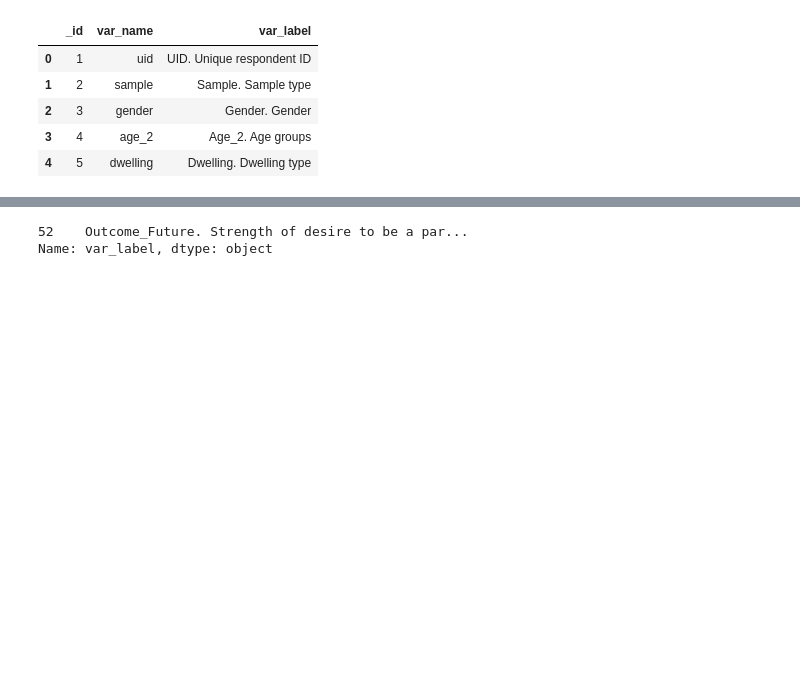
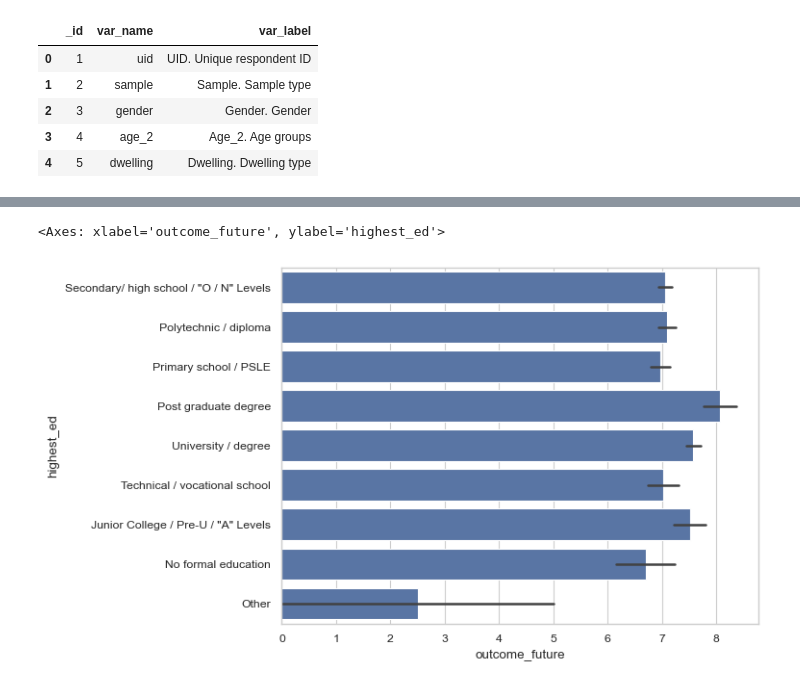
Before and after one commit to lesterlxy/JDE_interim, a Jupyter notebook: socialvalues.ipynb, the cells around one changed output, grey strips where cells are left out. Saved outputs shown, nothing was run; the diff lists cells and outputs as text; code cells hidden in the pictures; blank space fills up the shorter version.

```diff
--- a/socialvalues.ipynb
+++ b/socialvalues.ipynb
@@ -89,6 +163,5 @@ df.groupby("highest_ed").outcome_future.mean().plot(kind="bar")
-# %%
-ylabel = df_desc[df_desc["var_name"]=="outcome_future"]["var_label"].astype(str)
-ylabel
-# %% [output]
-52    Outcome_Future. Strength of desire to be a par...
-Name: var_label, dtype: object
+# %%
+sns.barplot(df, x="outcome_future", y="highest_ed")
+# %% [output]
+<Axes: xlabel='outcome_future', ylabel='highest_ed'>
+[figure, added]
```
Also changed, not shown: parts of 15 cells of this notebook.
